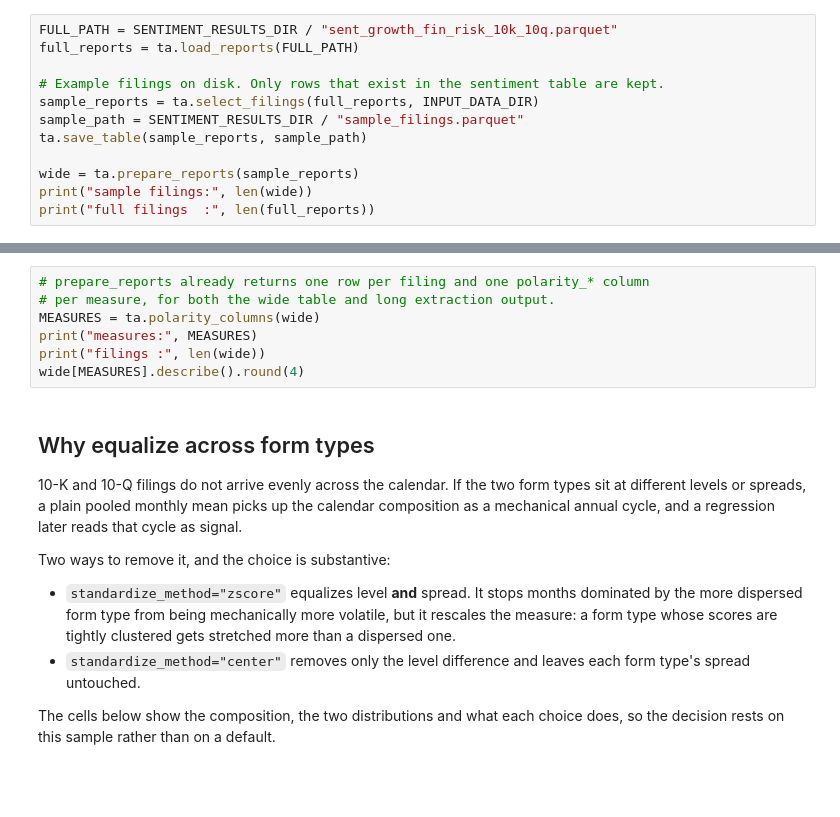
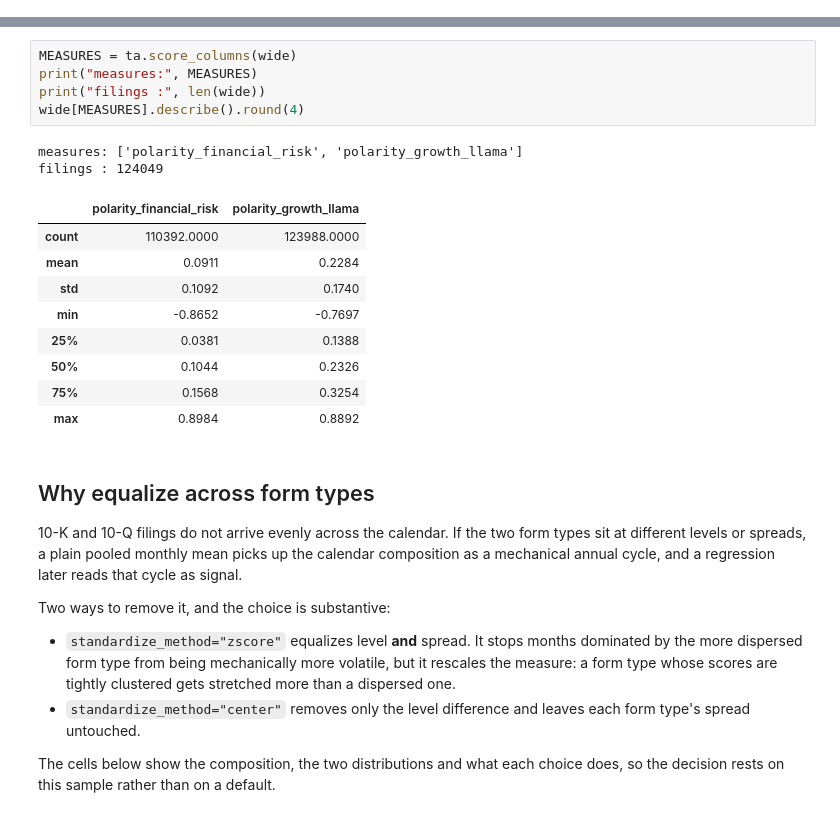
Before and after one commit to fabianslo108/manager_sentiment, a Jupyter notebook: code/time aggregation/build_manager_sentiment.ipynb, the cells around one changed output, grey strips where cells are left out. Cells and saved outputs as stored; diff of their text form; blank space fills up the shorter version.

```diff
--- a/code/time aggregation/build_manager_sentiment.ipynb
+++ b/code/time aggregation/build_manager_sentiment.ipynb
@@ -51,12 +39,0 @@ per measure.
-# %%
-FULL_PATH = SENTIMENT_RESULTS_DIR / "sent_growth_fin_risk_10k_10q.parquet"
-full_reports = ta.load_reports(FULL_PATH)
-
-# Example filings on disk. Only rows that exist in the sentiment table are kept.
-sample_reports = ta.select_filings(full_reports, INPUT_DATA_DIR)
-sample_path = SENTIMENT_RESULTS_DIR / "sample_filings.parquet"
-ta.save_table(sample_reports, sample_path)
-
-wide = ta.prepare_reports(sample_reports)
-print("sample filings:", len(wide))
-print("full filings  :", len(full_reports))
@@ -63,10 +69,20 @@ print("full filings  :", len(full_reports))
 # %%
-# prepare_reports already returns one row per filing and one polarity_* column
-# per measure, for both the wide table and long extraction output.
-MEASURES = ta.polarity_columns(wide)
+MEASURES = ta.score_columns(wide)
 print("measures:", MEASURES)
 print("filings :", len(wide))
 wide[MEASURES].describe().round(4)
+# %% [output]
+measures: ['polarity_financial_risk', 'polarity_growth_llama']
+filings : 124049
+|  | polarity_financial_risk | polarity_growth_llama |
+| count | 110392.0000 | 123988.0000 |
+| mean | 0.0911 | 0.2284 |
+| std | 0.1092 | 0.1740 |
+| min | -0.8652 | -0.7697 |
+| 25% | 0.0381 | 0.1388 |
+| 50% | 0.1044 | 0.2326 |
+| 75% | 0.1568 | 0.3254 |
+| max | 0.8984 | 0.8892 |
 # %% [markdown]
 ## Why equalize across form types
 
```
Also changed, not shown: parts of 17 cells of this notebook, 20 other files.
